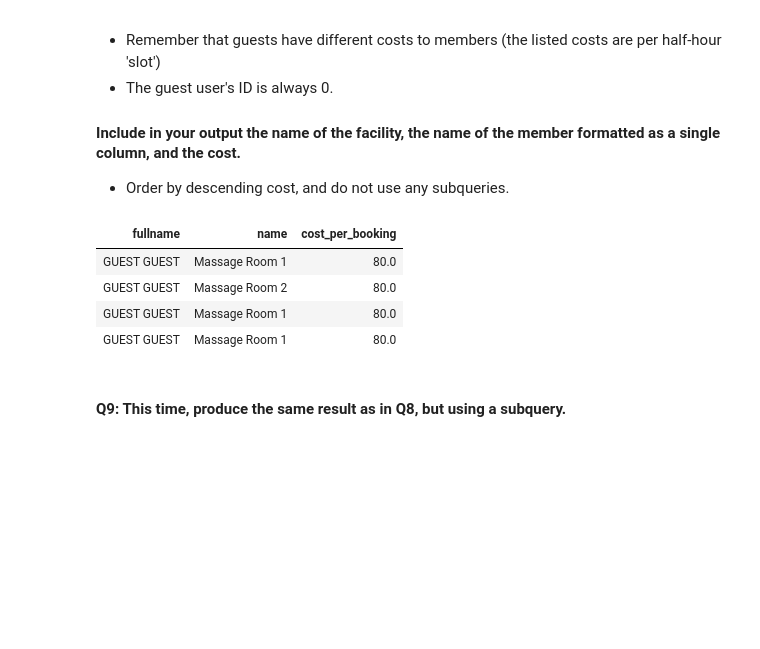
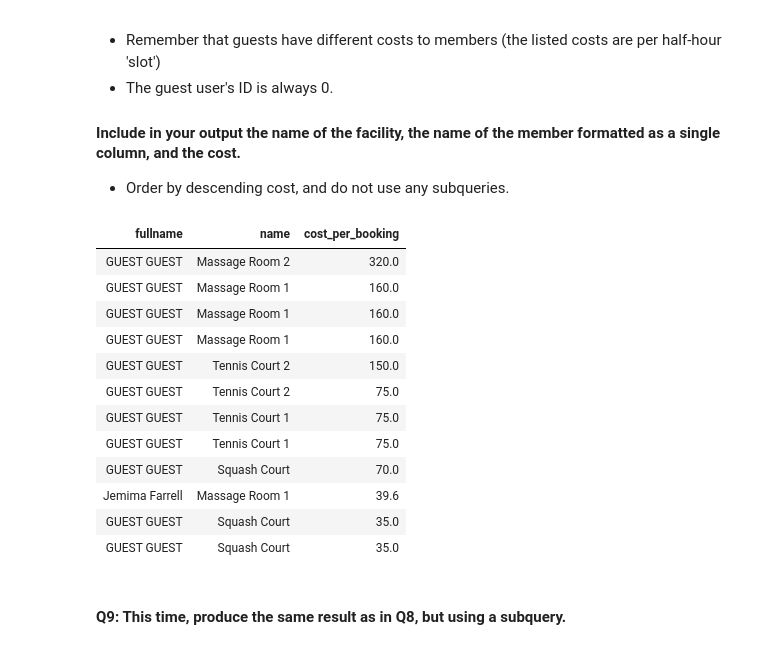
Before and after one commit to aw109/spark, a Jupyter notebook: Mini_Project_SQL_with_Spark.ipynb, the cells around one changed output. Cells and saved outputs as stored; diff of their text form; code cells hidden in the pictures; blank space fills up the shorter version.

```diff
--- a/Mini_Project_SQL_with_Spark.ipynb
+++ b/Mini_Project_SQL_with_Spark.ipynb
@@ -273,23 +273,31 @@ order by fullname
 # %%
 %sql
 select concat(members.firstname, ' ', members.surname) as fullname, facilities.name,
 case
-    when bookings.memid = 0 then facilities.guestcost
-    else facilities.membercost
+    when bookings.memid = 0 then facilities.guestcost*bookings.slots
+    else facilities.membercost*bookings.slots
 end as cost_per_booking
 from bookings
 inner join facilities
 on bookings.facid = facilities.facid
 inner join members
 on bookings.memid = members.memid
-where cast(bookings.starttime as date)='2012-09-14'
-order by cost_per_booking desc limit 4
+where cast(bookings.starttime as date)='2012-09-14' and ((bookings.memid = 0 and facilities.guestcost*bookings.slots>30) or (bookings.memid <> 0 and facilities.membercost*bookings.slots>30))
+order by cost_per_booking desc
 # %% [output]
 | fullname | name | cost_per_booking |
-| GUEST GUEST | Massage Room 1 | 80.0 |
-| GUEST GUEST | Massage Room 2 | 80.0 |
-| GUEST GUEST | Massage Room 1 | 80.0 |
-| GUEST GUEST | Massage Room 1 | 80.0 |
+| GUEST GUEST | Massage Room 2 | 320.0 |
+| GUEST GUEST | Massage Room 1 | 160.0 |
+| GUEST GUEST | Massage Room 1 | 160.0 |
+| GUEST GUEST | Massage Room 1 | 160.0 |
+| GUEST GUEST | Tennis Court 2 | 150.0 |
+| GUEST GUEST | Tennis Court 2 | 75.0 |
+| GUEST GUEST | Tennis Court 1 | 75.0 |
+| GUEST GUEST | Tennis Court 1 | 75.0 |
+| GUEST GUEST | Squash Court | 70.0 |
+| Jemima Farrell | Massage Room 1 | 39.6 |
+| GUEST GUEST | Squash Court | 35.0 |
+| GUEST GUEST | Squash Court | 35.0 |
 # %% [markdown]
 #### Q9: This time, produce the same result as in Q8, but using a subquery.
 # %%
```
Also changed, not shown: parts of 3 cells of this notebook.
